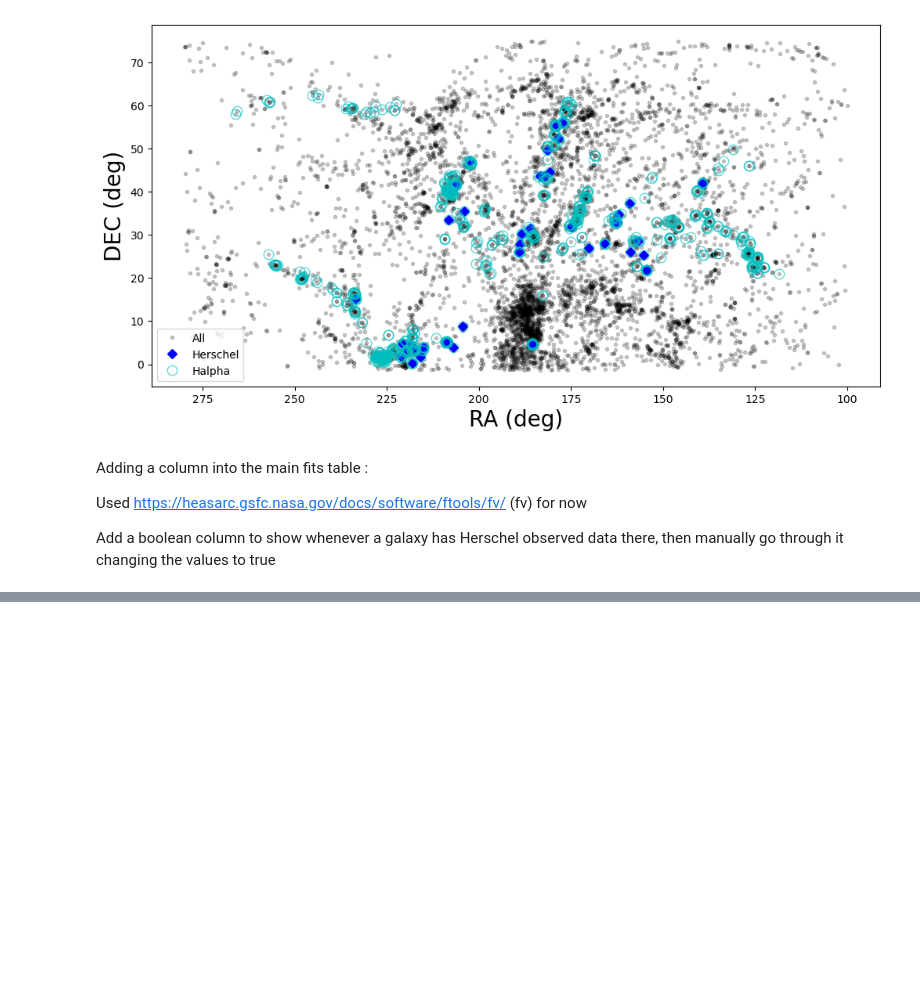
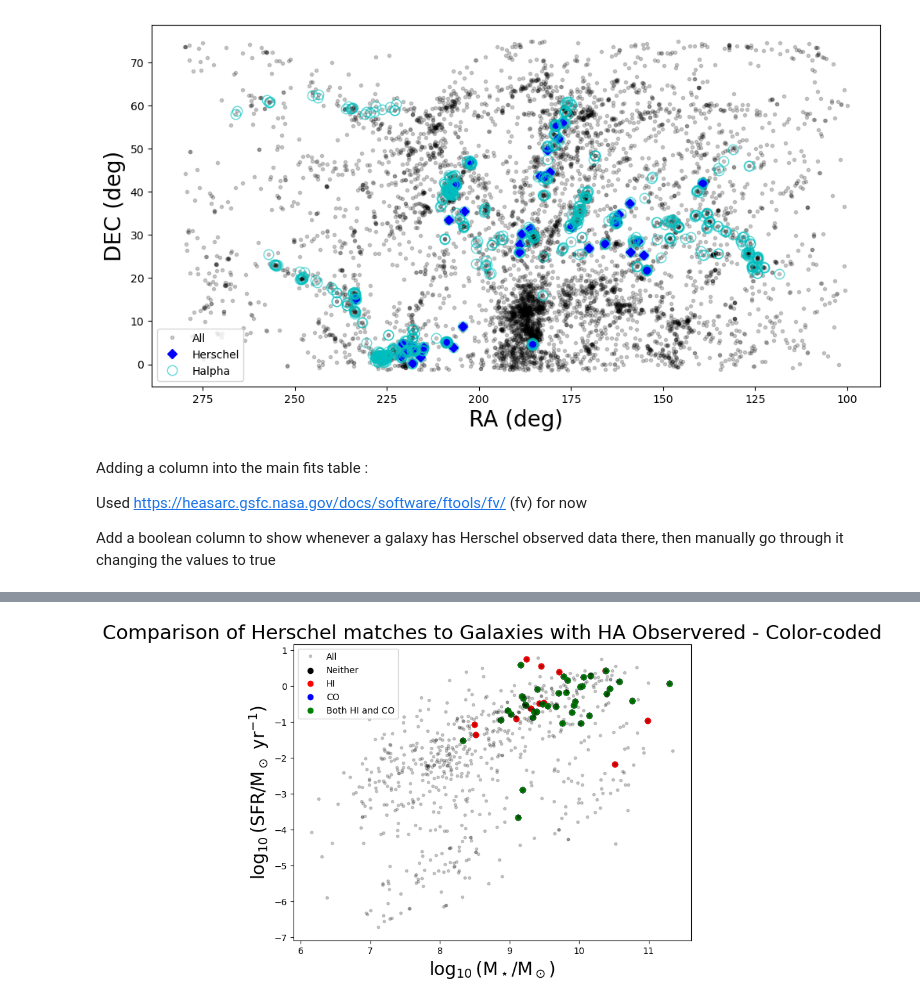
Before and after one commit to Colouss/HTML-building, a Jupyter notebook: End-of-semester documentations.ipynb, the cells around one changed output, grey strips where cells are left out. Saved outputs shown, nothing was run; the diff lists cells and outputs as text; code cells hidden in the pictures; blank space fills up the shorter version.

```diff
--- a/End-of-semester documentations.ipynb
+++ b/End-of-semester documentations.ipynb
@@ -214,0 +215,30 @@ plt.savefig(plotdir+'HAObsFlagvsHerschel.png', dpi=150)
+# %%
+#Can be used to plot other things
+
+plt.figure(figsize=(8,6))
+# make a flag for those with an available stellar mass
+flag = v.main['HAobsflag']
+zeroflag = v.magphys['logMstar'] > 0
+HIflag = v.main['HLflag']
+COflag = v.main['COflag']
+
+
+# plot SFR vs stellar mass
+plt.plot(v.magphys['logMstar'][flag & zeroflag],v.magphys['logSFR'][flag &zeroflag],'k.',alpha=.2,label='All')
+
+# now let's plot the CO sources as well
+flagHerschel = (v.magphys['logMstar'] > 0) & v.main['Herschelflag']
+flagHerschelHI = flagHerschel & HIflag
+flagHerschelCO = flagHerschel & COflag
+plt.scatter(v.magphys['logMstar'][flagHerschel & zeroflag], v.magphys['logSFR'][flagHerschel & zeroflag], c='black', label='Neither')
+plt.scatter(v.magphys['logMstar'][flagHerschelHI & zeroflag], v.magphys['logSFR'][flagHerschelHI & zeroflag], c='red', label='HI')
+plt.scatter(v.magphys['logMstar'][flagHerschelCO & zeroflag], v.magphys['logSFR'][flagHerschelCO & zeroflag], c='blue', label='CO')
+plt.scatter(v.magphys['logMstar'][flagHerschelHI & flagHerschelCO & zeroflag], v.magphys['logSFR'][flagHerschelHI & flagHerschelCO & zeroflag], c='green', label='Both HI and CO')
+plt.legend()
+
+plt.xlabel(r'$\rm \log_{10}(M_\star/M_\odot)$',fontsize=20)
+plt.ylabel(r'$\rm \log_{10}(SFR/M_\odot~yr^{-1})$',fontsize=20)
+plt.title('Comparison of Herschel matches to Galaxies with HA Observered - Color-coded',fontsize=22)
+plt.savefig(plotdir+'HAObsFlagvsHerschelColor.png', dpi=150)
+# %% [output]
+[figure, added]
```
Also changed, not shown: parts of 5 cells of this notebook.
